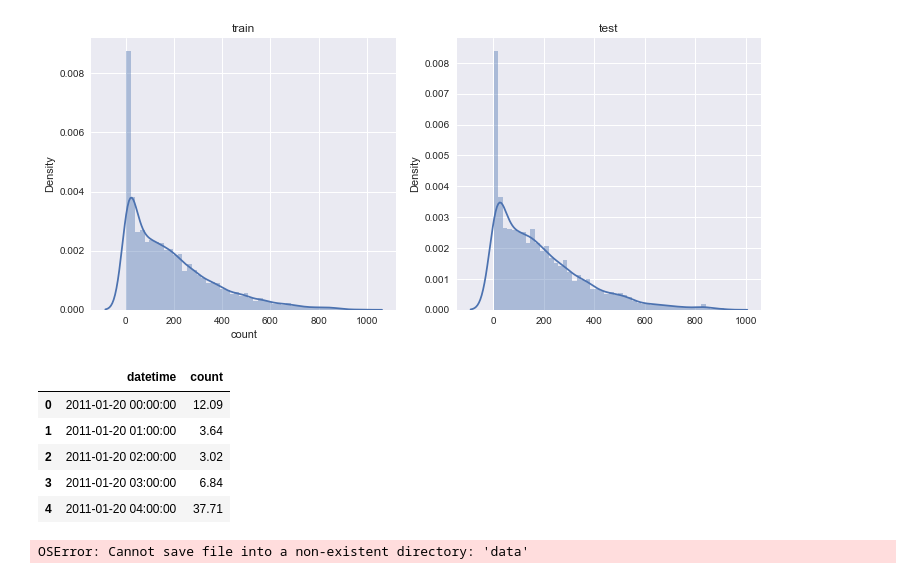
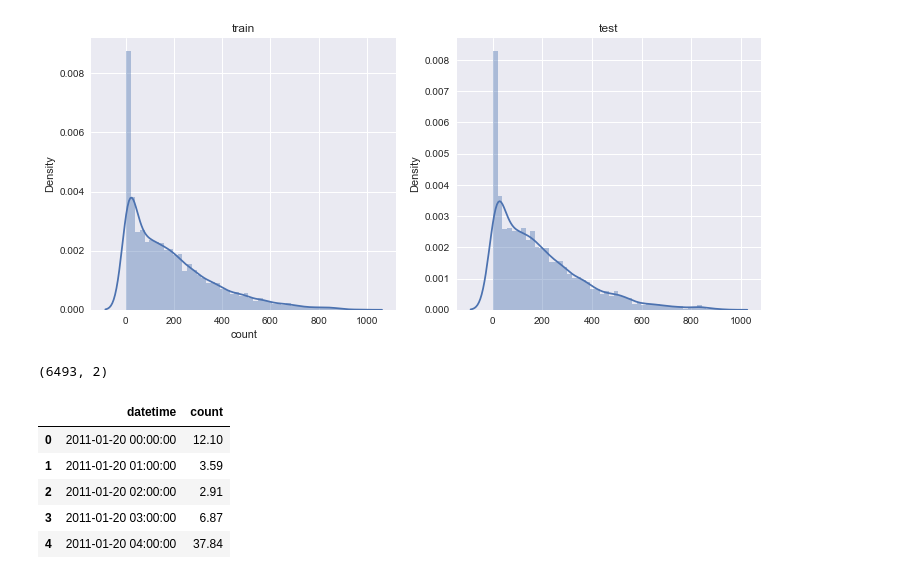
Before and after one commit to kipple99/Bike_Sharing_Demand, a Jupyter notebook: bsd_sw_2(randomforest).ipynb, the cells around one changed output. Saved outputs shown, nothing was run; the diff lists cells and outputs as text; code cells hidden in the pictures.

Commit message:
new bikesharingdemand predict(windspeed_humidity_meand)

```diff
--- a/bsd_sw_2(randomforest).ipynb
+++ b/bsd_sw_2(randomforest).ipynb
@@ -70,7 +70,7 @@ def predict_windspeed(data):
     data_Wind_Not_0['windspeed'] = data_Wind_Not_0['windspeed'].astype('str')
     #data_wind_not_0 windspeed 타입을 str로 변환
 
-    model = RandomForestClassifier(n_estimators=100)
+    model = RandomForestClassifier()
     #n_estimator - 결정트리 수
 
     model.fit(data_Wind_Not_0[corr_windspeed], data_Wind_Not_0['windspeed'])
@@ -109,0 +110,10 @@ sns.countplot(data=df_train, x="windspeed", ax=ax1)
+# %%
+'''# 연속형 feature와 범주형 feature
+# 연속형 feature = ["temp","humidity","windspeed","atemp"]
+# 범주형 feature의 type을 category로 변경 해 준다.
+categorical_feature_names = ["season","holiday","workingday","weather",
+                             "dayofweek","month","year","hour"]
+
+for var in categorical_feature_names:
+    df_train[var] = df_train[var].astype('category')
+    df_test[var] = df_test[var].astype('category')'''
@@ -169,4 +140,5 @@ k_fold = KFold(n_splits=10, shuffle=True, random_state=0)
 # %%
 from sklearn.ensemble import RandomForestRegressor
 
-model = RandomForestRegressor(n_estimators=100, n_jobs = -1, random_state=5)
+model = RandomForestRegressor(n_estimators=100, n_jobs=-1, random_state=5)
+model.fit(X_train, y_train)
@@ -203,20 +169,22 @@ ax2.set(title="test")
 [Text(0.5, 1.0, 'test')]
 [figure]
 # %%
-submission = pd.read_csv("sampleSubmission.csv",parse_dates=['datetime'])
+submission = pd.read_csv("sampleSubmission.csv")
 submission
 
-submission['count'] = prediction_rdf
+submission["count"] = prediction_rdf
 
+print(submission.shape)
 submission.head()
+submission.to_csv('sampleSubmission.csv', index=False)
 # %% [output]
-|  | datetime | count |
-| 0 | 2011-01-20 00:00:00 | 12.09 |
-| 1 | 2011-01-20 01:00:00 | 3.64 |
-| 2 | 2011-01-20 02:00:00 | 3.02 |
-| 3 | 2011-01-20 03:00:00 | 6.84 |
-| 4 | 2011-01-20 04:00:00 | 37.71 |
+(6493, 2)
-# %%
-submission.to_csv("data/Score_{0:.5f}_submission.csv".format(score), index=False)
-# %% [output]
-OSError: Cannot save file into a non-existent directory: 'data'
+# %%
+submission.head()
+# %% [output]
+|  | datetime | count |
+| 0 | 2011-01-20 00:00:00 | 12.10 |
+| 1 | 2011-01-20 01:00:00 | 3.59 |
+| 2 | 2011-01-20 02:00:00 | 2.91 |
+| 3 | 2011-01-20 03:00:00 | 6.87 |
+| 4 | 2011-01-20 04:00:00 | 37.84 |
```
Also changed, not shown: parts of 8 cells of this notebook, 7 other files.
